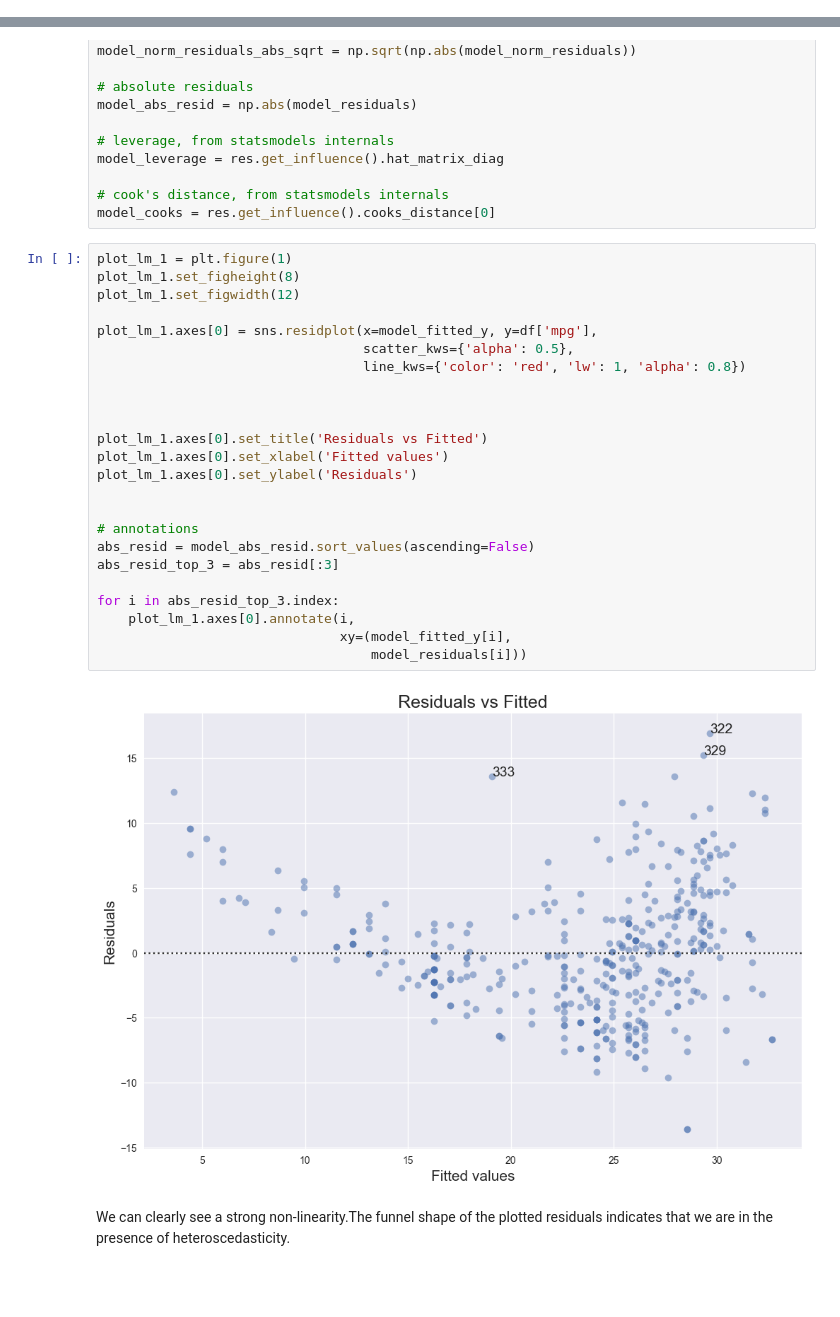
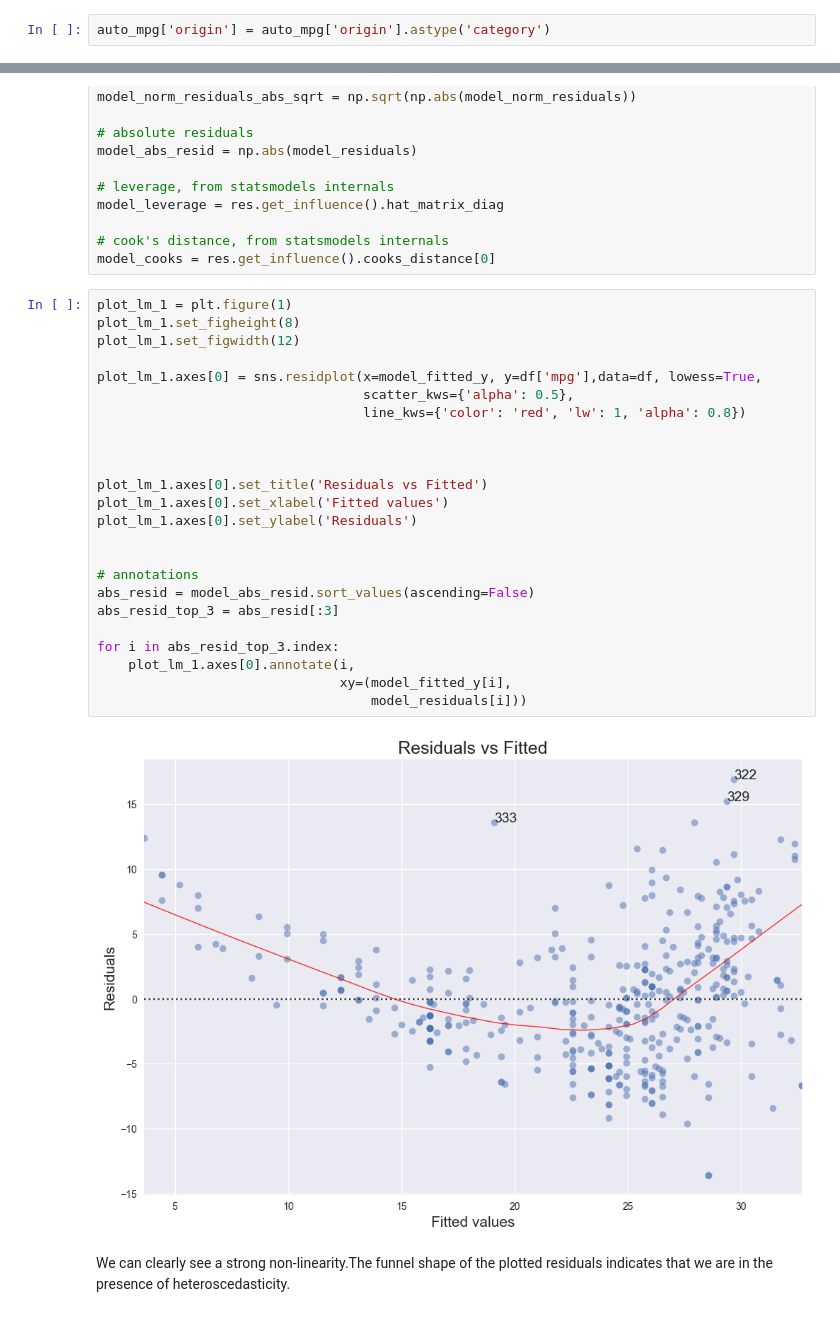
Before and after one commit to MaxBiber/statistics, a Jupyter notebook: auto_notebook.ipynb, the cells around one changed output, grey strips where cells are left out. Drawn from its saved outputs; the diff is of its cells as text; blank space fills up the shorter version.

```diff
--- a/auto_notebook.ipynb
+++ b/auto_notebook.ipynb
@@ -57,6 +57,8 @@ array(['130', '165', '150', '140', '198', '220', '215', '225', '190',
 # %%
 auto_mpg = auto_mpg[auto_mpg.horsepower != '?'].copy()
 auto_mpg['horsepower']=pd.to_numeric(auto_mpg['horsepower'])
+# %%
+auto_mpg['origin'] = auto_mpg['origin'].astype('category')
 # %%
 auto_mpg.info()
 # %% [output]
@@ -277,29 +278,29 @@ model_cooks = res.get_influence().cooks_distance[0]
 # %%
 plot_lm_1 = plt.figure(1)
 plot_lm_1.set_figheight(8)
 plot_lm_1.set_figwidth(12)
 
-plot_lm_1.axes[0] = sns.residplot(x=model_fitted_y, y=df['mpg'],
+plot_lm_1.axes[0] = sns.residplot(x=model_fitted_y, y=df['mpg'],data=df, lowess=True,
                                   scatter_kws={'alpha': 0.5},
                                   line_kws={'color': 'red', 'lw': 1, 'alpha': 0.8})
 
 
 
 plot_lm_1.axes[0].set_title('Residuals vs Fitted')
 plot_lm_1.axes[0].set_xlabel('Fitted values')
 plot_lm_1.axes[0].set_ylabel('Residuals')
 
 
 # annotations
 abs_resid = model_abs_resid.sort_values(ascending=False)
 abs_resid_top_3 = abs_resid[:3]
 
 for i in abs_resid_top_3.index:
     plot_lm_1.axes[0].annotate(i,
                                xy=(model_fitted_y[i],
                                    model_residuals[i]))
 # %% [output]
-[figure, old version]
+[figure, new version]
 # %% [markdown]
 We can clearly see a strong non-linearity.The funnel shape of the plotted residuals indicates that we are in the presence of heteroscedasticity.
 # %%
```
Also changed, not shown: parts of 24 cells of this notebook.
